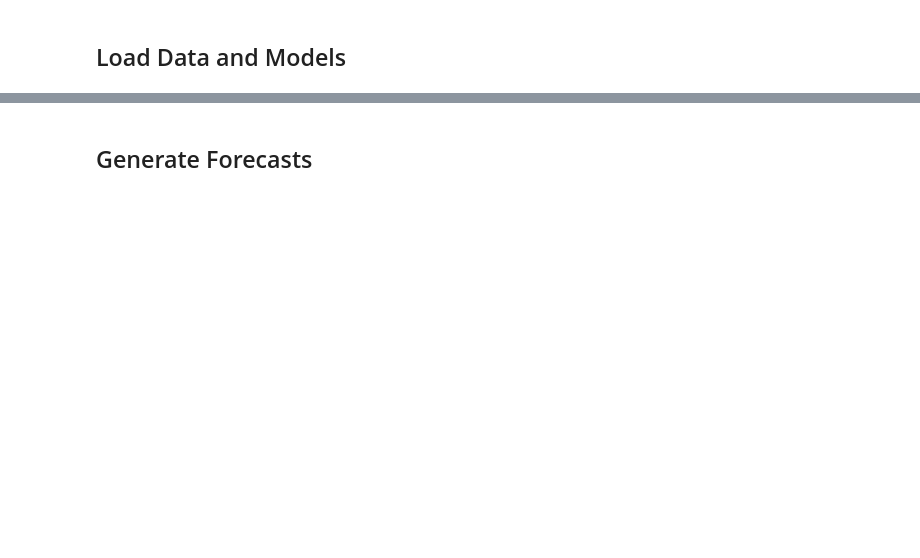
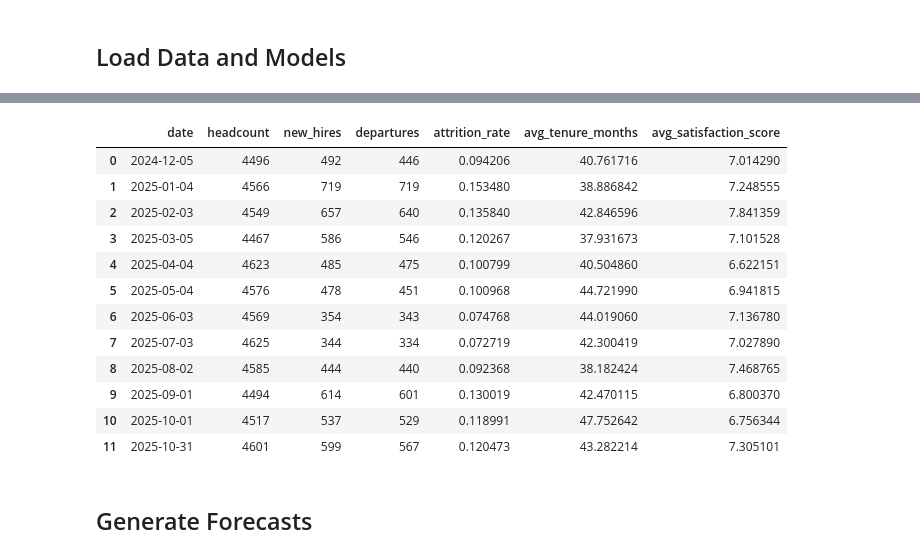
Before and after one commit to aaronengland/time_series_forecasting, a Jupyter notebook: 05_comparison/notebook.ipynb, the cells around one changed output, grey strips where cells are left out. Saved outputs shown, nothing was run; the diff lists cells and outputs as text; code cells hidden in the pictures; blank space fills up the shorter version.

```diff
--- a/05_comparison/notebook.ipynb
+++ b/05_comparison/notebook.ipynb
@@ -259,3 +296,19 @@ comparison.load_models()
+# %%
+df_test
+# %% [output]
+|  | date | headcount | new_hires | departures | attrition_rate | avg_tenure_months | avg_satisfaction_score |
+| 0 | 2024-12-05 | 4496 | 492 | 446 | 0.094206 | 40.761716 | 7.014290 |
+| 1 | 2025-01-04 | 4566 | 719 | 719 | 0.153480 | 38.886842 | 7.248555 |
+| 2 | 2025-02-03 | 4549 | 657 | 640 | 0.135840 | 42.846596 | 7.841359 |
+| 3 | 2025-03-05 | 4467 | 586 | 546 | 0.120267 | 37.931673 | 7.101528 |
+| 4 | 2025-04-04 | 4623 | 485 | 475 | 0.100799 | 40.504860 | 6.622151 |
+| 5 | 2025-05-04 | 4576 | 478 | 451 | 0.100968 | 44.721990 | 6.941815 |
+| 6 | 2025-06-03 | 4569 | 354 | 343 | 0.074768 | 44.019060 | 7.136780 |
+| 7 | 2025-07-03 | 4625 | 344 | 334 | 0.072719 | 42.300419 | 7.027890 |
+| 8 | 2025-08-02 | 4585 | 444 | 440 | 0.092368 | 38.182424 | 7.468765 |
+| 9 | 2025-09-01 | 4494 | 614 | 601 | 0.130019 | 42.470115 | 6.800370 |
+| 10 | 2025-10-01 | 4517 | 537 | 529 | 0.118991 | 47.752642 | 6.756344 |
+| 11 | 2025-10-31 | 4601 | 599 | 567 | 0.120473 | 43.282214 | 7.305101 |
 # %% [markdown]
 ## Generate Forecasts
 # %%
```
Also changed, not shown: parts of 10 cells of this notebook, 5 other files.
